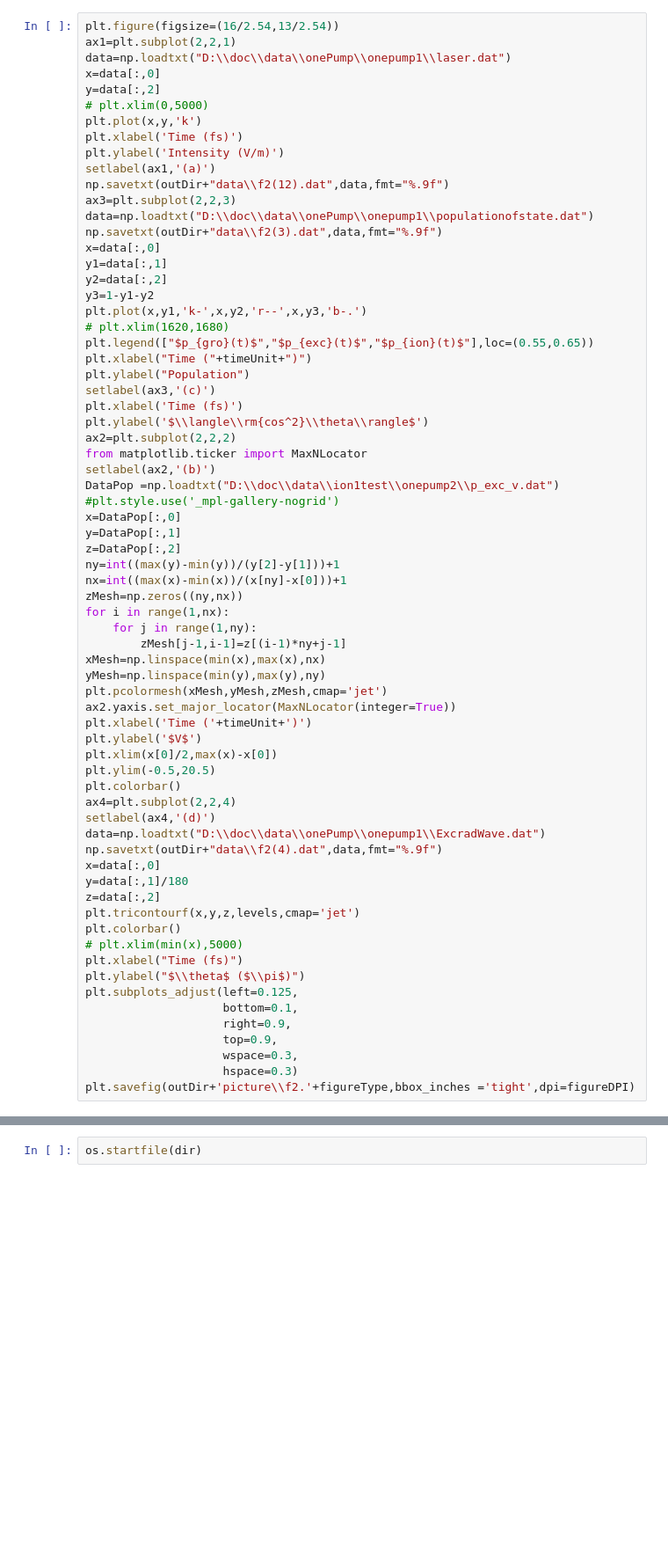
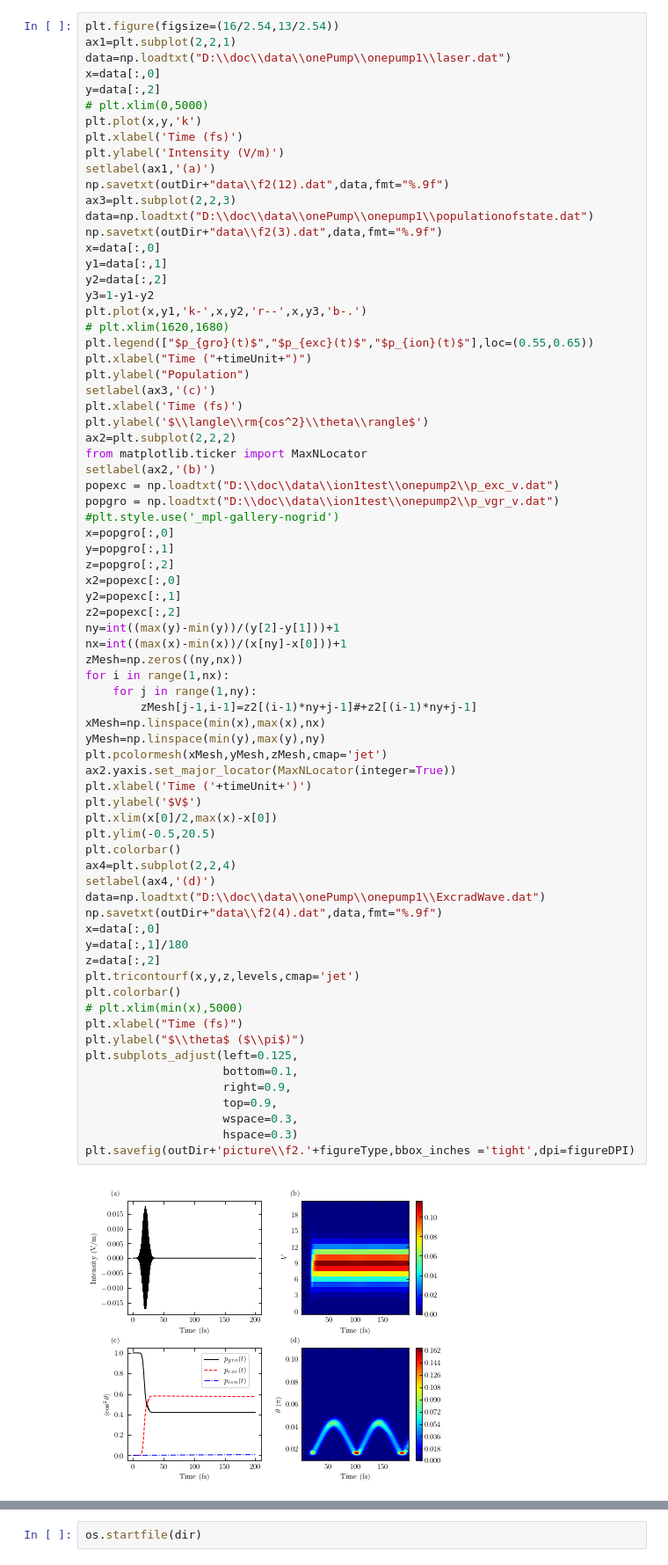
Before and after one commit to anfax/SciDataPlot, a Jupyter notebook: Python/FigureForTwoPump.ipynb, the cells around one changed output, grey strips where cells are left out. Shown at 88% size. Saved outputs shown, nothing was run; the diff lists cells and outputs as text; blank space fills up the shorter version.

```diff
--- a/Python/FigureForTwoPump.ipynb
+++ b/Python/FigureForTwoPump.ipynb
@@ -131,45 +133,51 @@ plt.ylabel('$\\langle\\rm{cos^2}\\theta\\rangle$')
 ax2=plt.subplot(2,2,2)
 from matplotlib.ticker import MaxNLocator
 setlabel(ax2,'(b)')
-DataPop =np.loadtxt("D:\\doc\\data\\ion1test\\onepump2\\p_exc_v.dat")
+popexc = np.loadtxt("D:\\doc\\data\\ion1test\\onepump2\\p_exc_v.dat")
+popgro = np.loadtxt("D:\\doc\\data\\ion1test\\onepump2\\p_vgr_v.dat")
 #plt.style.use('_mpl-gallery-nogrid')
-x=DataPop[:,0]
-y=DataPop[:,1]
-z=DataPop[:,2]
+x=popgro[:,0]
+y=popgro[:,1]
+z=popgro[:,2]
+x2=popexc[:,0]
+y2=popexc[:,1]
+z2=popexc[:,2]
 ny=int((max(y)-min(y))/(y[2]-y[1]))+1
 nx=int((max(x)-min(x))/(x[ny]-x[0]))+1
 zMesh=np.zeros((ny,nx))
 for i in range(1,nx):
     for j in range(1,ny):
-        zMesh[j-1,i-1]=z[(i-1)*ny+j-1]
+        zMesh[j-1,i-1]=z2[(i-1)*ny+j-1]#+z2[(i-1)*ny+j-1]
 xMesh=np.linspace(min(x),max(x),nx)
 yMesh=np.linspace(min(y),max(y),ny)
 plt.pcolormesh(xMesh,yMesh,zMesh,cmap='jet')
 ax2.yaxis.set_major_locator(MaxNLocator(integer=True))
 plt.xlabel('Time ('+timeUnit+')')
 plt.ylabel('$V$')
 plt.xlim(x[0]/2,max(x)-x[0])
 plt.ylim(-0.5,20.5)
 plt.colorbar()
 ax4=plt.subplot(2,2,4)
 setlabel(ax4,'(d)')
 data=np.loadtxt("D:\\doc\\data\\onePump\\onepump1\\ExcradWave.dat")
 np.savetxt(outDir+"data\\f2(4).dat",data,fmt="%.9f")
 x=data[:,0]
 y=data[:,1]/180
 z=data[:,2]
 plt.tricontourf(x,y,z,levels,cmap='jet')
 plt.colorbar()
 # plt.xlim(min(x),5000)
 plt.xlabel("Time (fs)")
 plt.ylabel("$\\theta$ ($\\pi$)")
 plt.subplots_adjust(left=0.125,
                     bottom=0.1,
                     right=0.9,
                     top=0.9,
                     wspace=0.3,
                     hspace=0.3)
 plt.savefig(outDir+'picture\\f2.'+figureType,bbox_inches ='tight',dpi=figureDPI)
+# %% [output]
+[figure, added]
 # %%
 intDir="D:\\doc\\data\\ion1test\\twopump\\2060100\\"
 legengLoc=(0.15,0.75)
```
Also changed, not shown: parts of 16 cells of this notebook, 2 other files.
